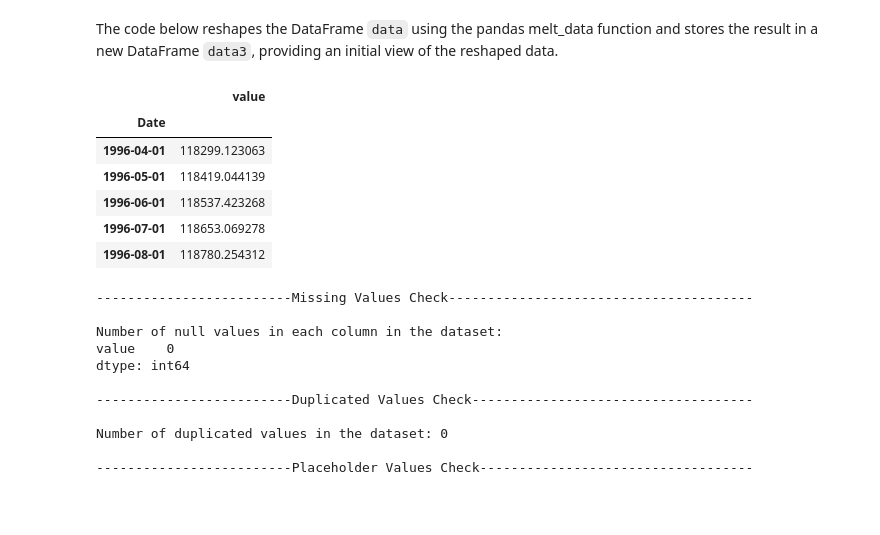
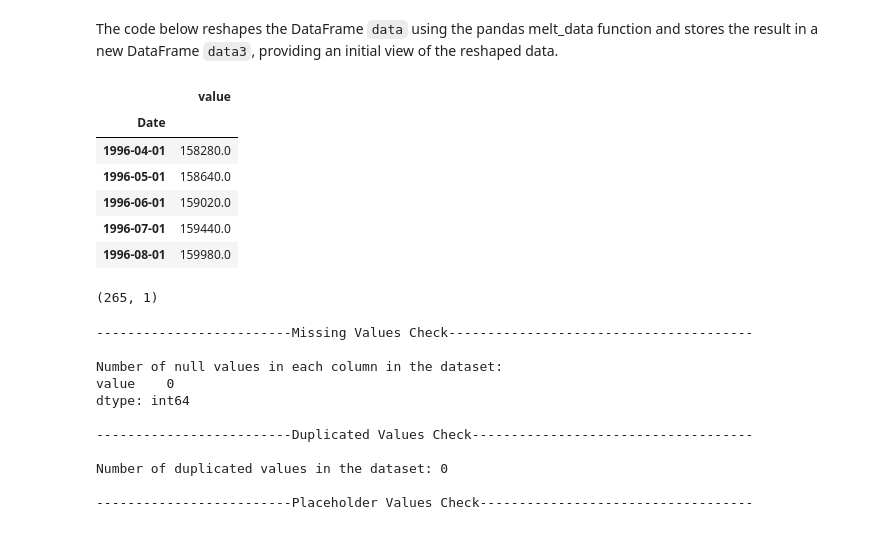
Before and after one commit to Kelvin-Rotich824/Phase_4_Project_Time_Series_Analysis, a Jupyter notebook: Phase 4 Project Notebook.ipynb, the cells around one changed output. Cells and saved outputs as stored; diff of their text form; code cells hidden in the pictures.

```diff
--- a/Phase 4 Project Notebook.ipynb
+++ b/Phase 4 Project Notebook.ipynb
@@ -181,3 +181,5 @@ data2.head()
 | 3 | 84616 | 60614 | Chicago | IL | Chicago | Cook | 4 | 498100.0 | 500900.0 | 503100.0 | ... |
 | 4 | 93144 | 79936 | El Paso | TX | El Paso | El Paso | 5 | 77300.0 | 77300.0 | 77300.0 | ... |
 5 rows × 273 columns
+# %%
+data2.sort_values(by='Return On Investment', ascending=False, inplace=True)
@@ -184,3 +196,5 @@ data2.head()
+# %%
+data_top5 = data2.head()
 # %% [markdown]
 Selects specific columns, including `RegionID`, `RegionName`, `City`, `State`, `Metro`, `CountyName`, `SizeRank`, and `Return On Investment`, from the DataFrame `data2`, drops any columns not in this selection, and displays the first few rows of the updated DataFrame.
 # %%
@@ -340,20 +354,26 @@ def melt_data(df):
     return melted.groupby('Date').aggregate({'value':'mean'})
 # %% [markdown]
 The code below reshapes the DataFrame `data` using the pandas melt_data function and stores the result in a new DataFrame `data3`, providing an initial view of the reshaped data.
+# %%
+data_top5.drop('Return On Investment', axis=1, inplace=True)
 # %%
 # Reshape the DataFrame 'data' using the 'melt_data' function and store the result in 'data3'
-data3 = melt_data(data)
+data3 = melt_data(data_top5)
 
 # Display the first few rows of the reshaped DataFrame 'data3'
 data3.head()
 # %% [output]
 |  | value |
 | Date |  |
-| 1996-04-01 | 118299.123063 |
-| 1996-05-01 | 118419.044139 |
-| 1996-06-01 | 118537.423268 |
-| 1996-07-01 | 118653.069278 |
-| 1996-08-01 | 118780.254312 |
+| 1996-04-01 | 158280.0 |
+| 1996-05-01 | 158640.0 |
+| 1996-06-01 | 159020.0 |
+| 1996-07-01 | 159440.0 |
+| 1996-08-01 | 159980.0 |
+# %%
+data3.shape
+# %% [output]
+(265, 1)
 # %%
 # Call the 'data_prep' function to perform data preparation steps on the DataFrame 'data3'
 data_prep(data3)
```
Also changed, not shown: parts of 15 cells of this notebook.
